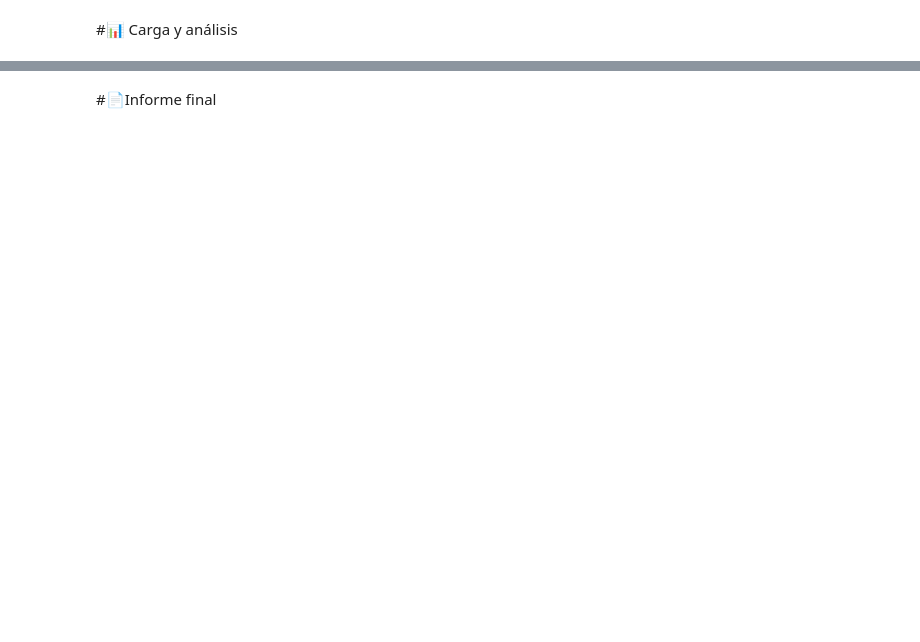
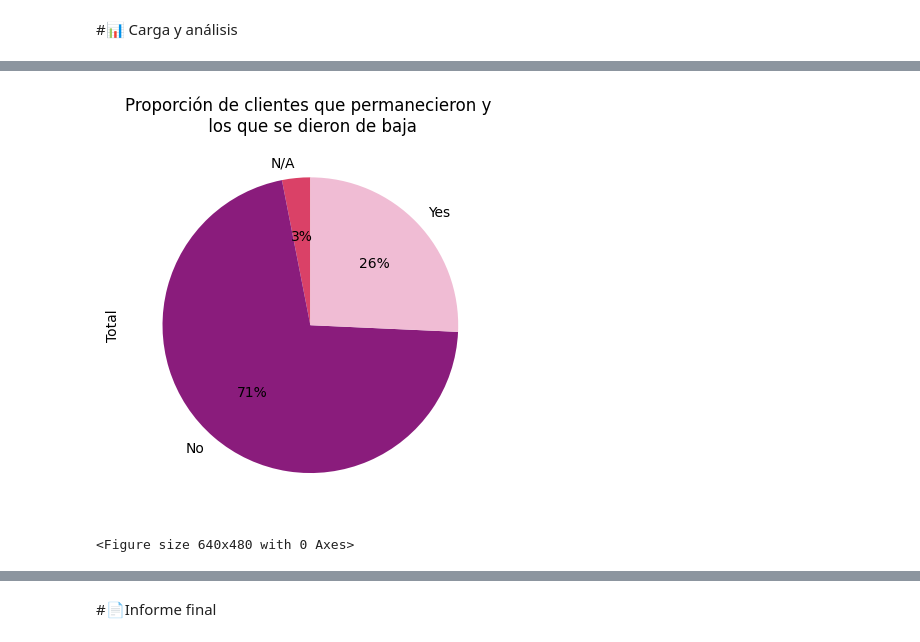
Before and after one commit to anagonesca/Telecom-1, a Jupyter notebook: TelecomX_LATAM.ipynb, the cells around one changed output, grey strips where cells are left out. Drawn from its saved outputs; the diff is of its cells as text; code cells hidden in the pictures; blank space fills up the shorter version.

```diff
--- a/TelecomX_LATAM.ipynb
+++ b/TelecomX_LATAM.ipynb
@@ -243,3 +250,12 @@ df
 | 7265 | 9993-LHIEB | No | Male | 0 | 1 | 1 | 67 | 1 | ... |
 | 7266 | 9995-HOTOH | No | Male | 0 | 1 | 1 | 63 | 0 | ... |
 7267 rows × 22 columns
+# %%
+'''Vamos a categorizar los valores binarios'''
+colum_to_binary = ['OnlineSecurity', 'OnlineBackup', 'DeviceProtection',
+       'TechSupport', 'StreamingTV', 'StreamingMovies']
+
+for col in colum_to_binary:
+    df[col] = df[col].apply(lambda x: 1 if x == 'Yes' else 0)
+
+df
@@ -245,0 +276,4 @@ df
+# %%
+'''Recorre cada valor de la columna Churn del DataFrame df. Si el valor es 'Yes' o 'No', lo deja igual. Si el valor es diferente de 'Yes' o 'No', lo reemplaza con 'N/A'.'''
+df['Churn'] = df['Churn'].apply(lambda x: x if x == 'Yes' or x =='No' else 'N/A')
+df
@@ -246,2 +305,6 @@ df
 # %% [markdown]
 #📊 Carga y análisis
+# %%
+df1=df.groupby('Churn').size().reset_index(name='Total')
+df1 = df1.set_index('Churn')
+df1
@@ -247,0 +317,9 @@ df
+# %%
+df1['Total'].plot(kind='pie', autopct='%1.f%%', startangle=90, colors=['#DA4167', '#8A1C7C','#F0BCD4'])
+plt.title('Proporción de clientes que permanecieron y \n los que se dieron de baja')
+plt.show()
+
+plt.savefig('grafico_churn.png', dpi=300, bbox_inches='tight')
+# %% [output]
+[figure, added]
+<Figure size 640x480 with 0 Axes>
```
Also changed, not shown: parts of 21 cells of this notebook.
